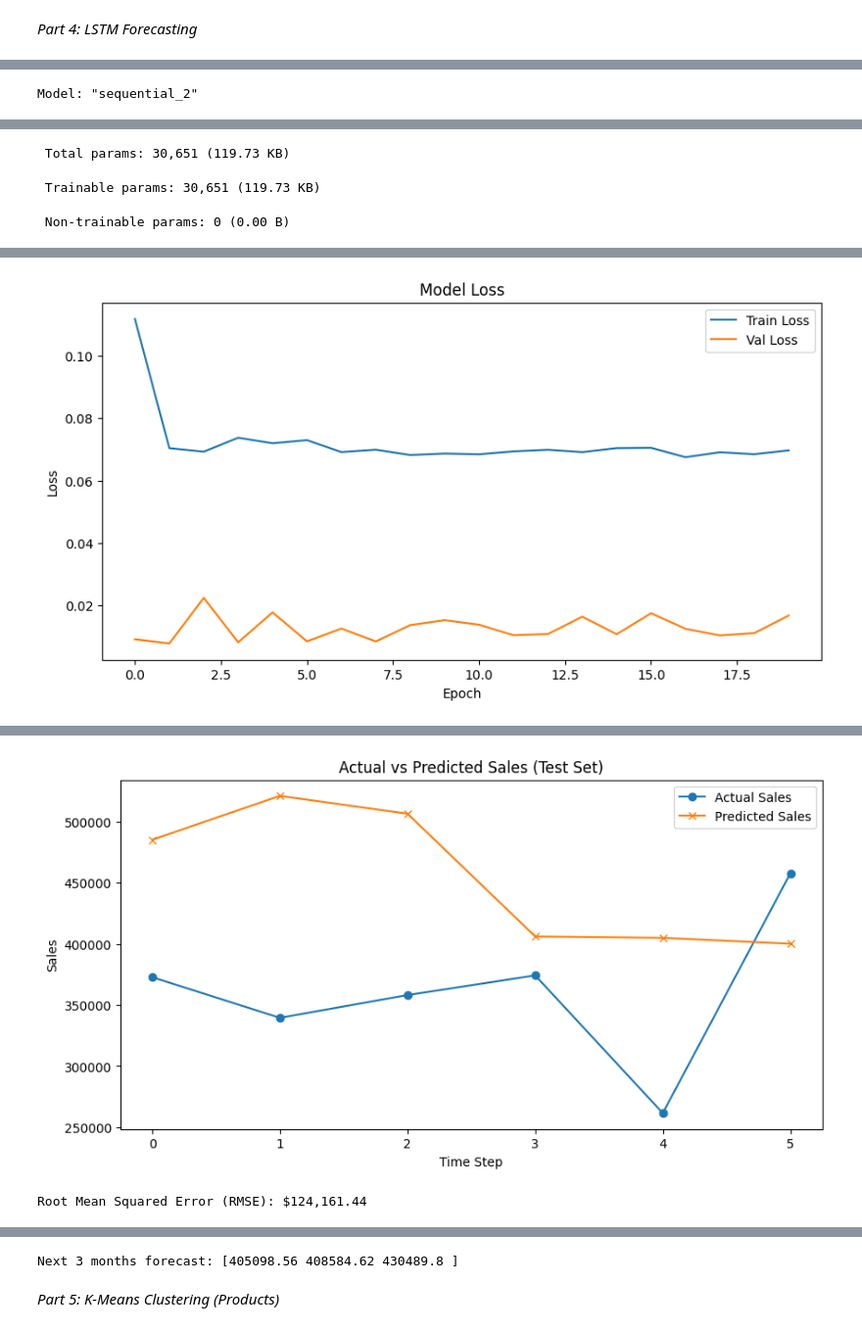
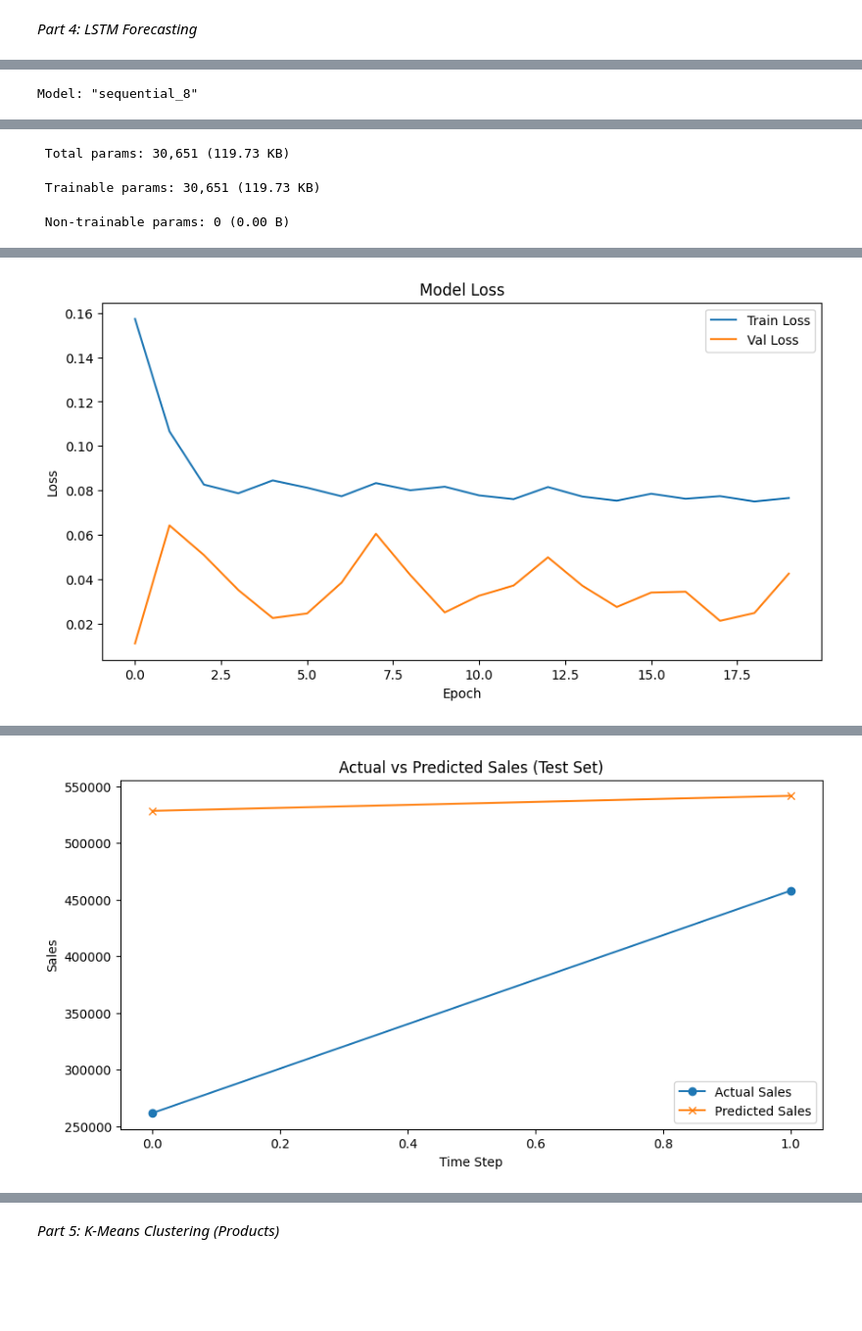
Before and after one commit to nawalkumar/Inventory-management-system-Data-Cleaning-ML-AI-, a Jupyter notebook: Intelligent_Forecasting_and_Inventory_Management_System.ipynb, the cells around one changed output, grey strips where cells are left out. Shown: that part at 98% size. Cells and saved outputs as stored; diff of their text form; code cells hidden in the pictures; blank space fills up the shorter version.

```diff
--- a/Intelligent_Forecasting_and_Inventory_Management_System.ipynb
+++ b/Intelligent_Forecasting_and_Inventory_Management_System.ipynb
@@ -345,7 +345,7 @@ def create_sequence(data, sequence_length):
         y.append(data[i + sequence_length])
     return np.array(X), np.array(y)
 
-sequence_length = min(3, len(df_scaled) - 1)  # Adaptive: 3 for full data (24 months)
+sequence_length = min(20, len(df_scaled) - 1)  # Adaptive: 3 for full data (24 months)
 X, y = create_sequence(df_scaled, sequence_length)
 if len(X) == 0:
     print("Not enough data for sequences—check monthly aggregation.")
@@ -417,7 +417,7 @@ else:
 # %% [output]
 === LSTM Forecasting ===
 [figure]
-Model: "sequential_2"
+Model: "sequential_8"
 ┏━━━━━━━━━━━━━━━━━━━━━━━━━━━━━━━━━┳━━━━━━━━━━━━━━━━━━━━━━━━┳━━━━━━━━━━━━━━━┓
 ┃ Layer (type)                    ┃ Output Shape           ┃       Param # ┃
 ┡━━━━━━━━━━━━━━━━━━━━━━━━━━━━━━━━━╇━━━━━━━━━━━━━━━━━━━━━━━━╇━━━━━━━━━━━━━━━┩
@@ -450 +450 @@ Epoch 20/20
-[figure, old version]
+[figure, new version]
@@ -452,2 +453 @@ Epoch 20/20
-[figure, old version]
+[figure, new version]
-Root Mean Squared Error (RMSE): $124,161.44
@@ -455,4 +455,3 @@ WARNING:tensorflow:5 out of the last 7 calls to <function TensorFlowTrainer.make
-Next 3 months forecast: [405098.56 408584.62 430489.8 ]
 # %% [markdown]
 *Part 5: K-Means Clustering (Products)*
 # %%
```
Also changed, not shown: parts of 8 cells of this notebook.
